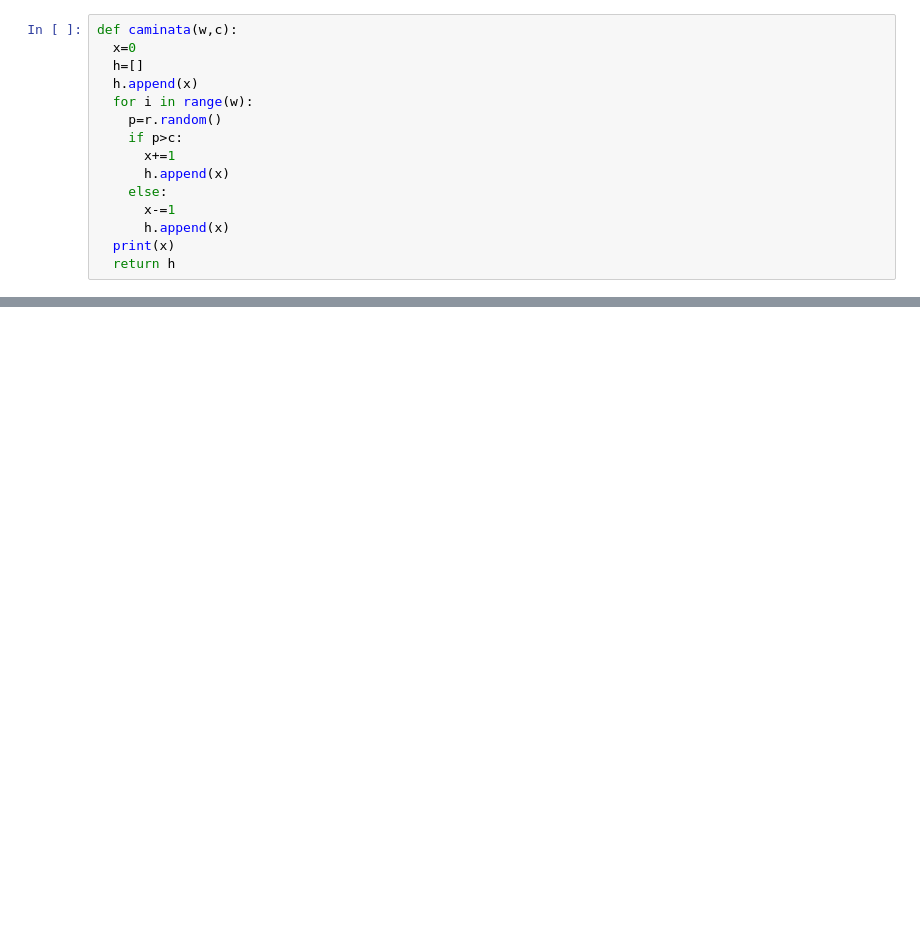
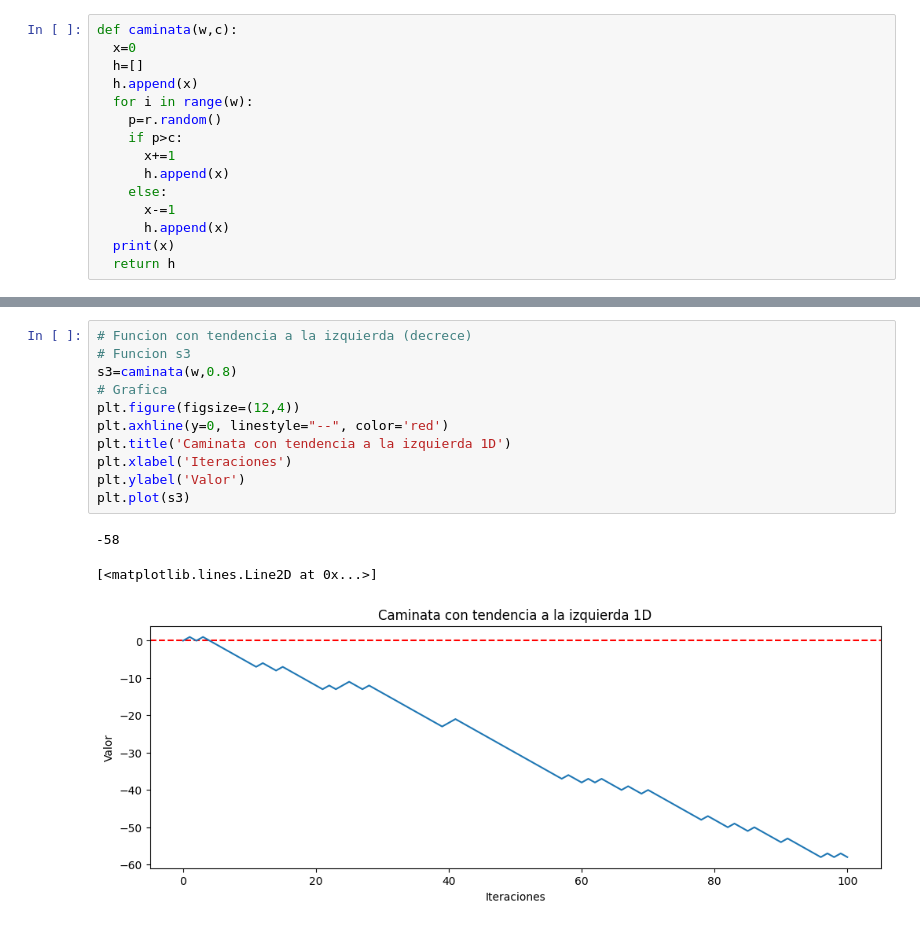
Before and after one commit to Lu1sV1rus/Estocasticos, a Jupyter notebook: Caminata_aleatoria_1D.ipynb, the cells around one changed output, grey strips where cells are left out. Drawn from its saved outputs; the diff is of its cells as text; blank space fills up the shorter version.

```diff
--- a/Caminata_aleatoria_1D.ipynb
+++ b/Caminata_aleatoria_1D.ipynb
@@ -51,0 +329,15 @@ plt.plot(s1)
+# %%
+# Funcion con tendencia a la izquierda (decrece)
+# Funcion s3
+s3=caminata(w,0.8)
+# Grafica
+plt.figure(figsize=(12,4))
+plt.axhline(y=0, linestyle="--", color='red')
+plt.title('Caminata con tendencia a la izquierda 1D')
+plt.xlabel('Iteraciones')
+plt.ylabel('Valor')
+plt.plot(s3)
+# %% [output]
+-58
+[<matplotlib.lines.Line2D at 0x...>]
+[figure, added]
```
Also changed, not shown: parts of 15 cells of this notebook.
